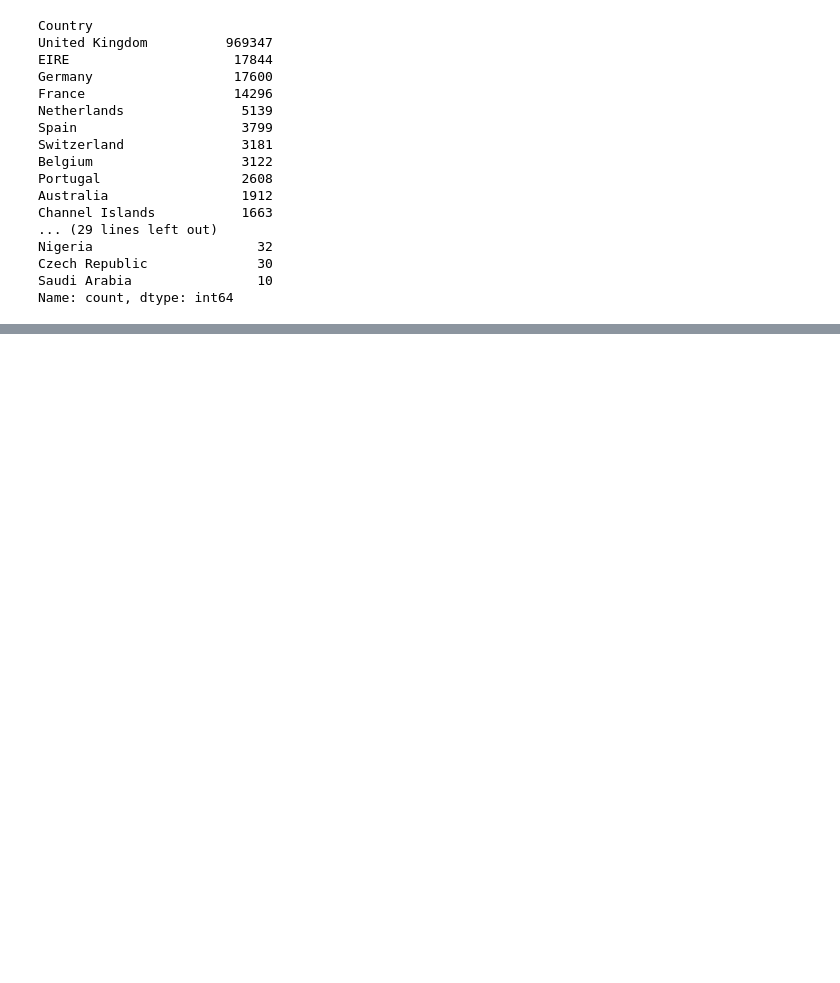
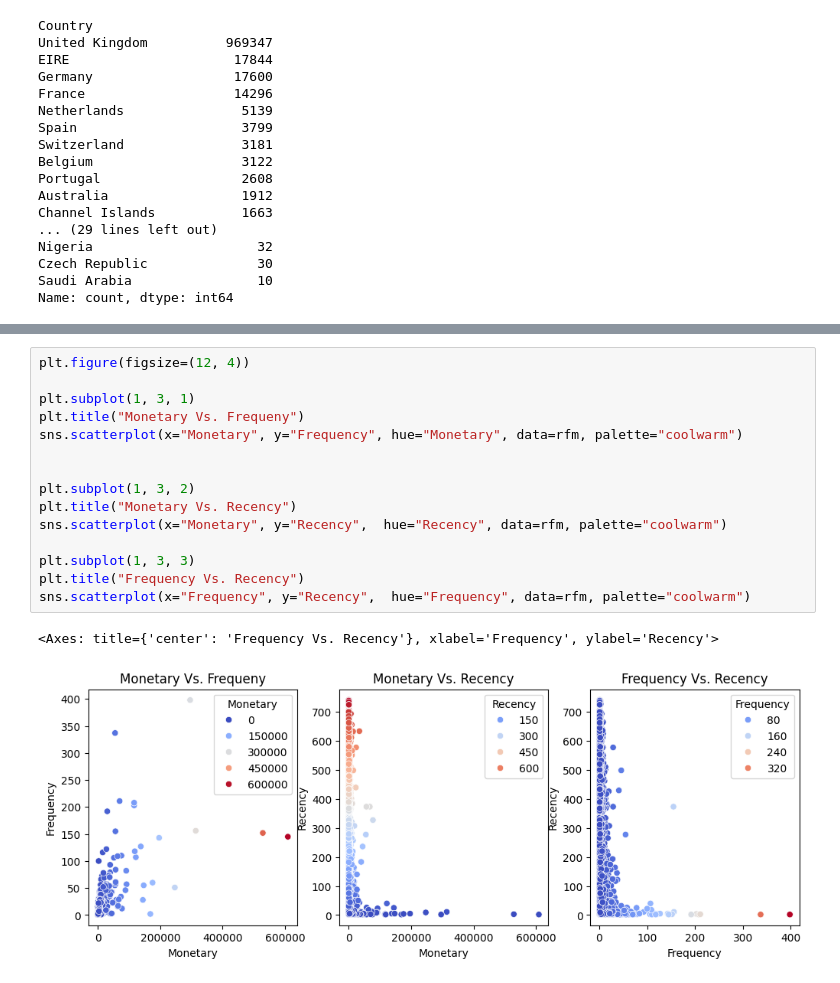
Before and after one commit to jonamadk/Customer-RFM-Analysis, a Jupyter notebook: analysis.ipynb, the cells around one changed output, grey strips where cells are left out. Cells and saved outputs as stored; diff of their text form; blank space fills up the shorter version.

```diff
--- a/analysis.ipynb
+++ b/analysis.ipynb
@@ -131,0 +360,18 @@ Name: count, dtype: int64
+# %%
+plt.figure(figsize=(12, 4))
+
+plt.subplot(1, 3, 1)
+plt.title("Monetary Vs. Frequeny")
+sns.scatterplot(x="Monetary", y="Frequency", hue="Monetary", data=rfm, palette="coolwarm")
+
+
+plt.subplot(1, 3, 2)
+plt.title("Monetary Vs. Recency")
+sns.scatterplot(x="Monetary", y="Recency",  hue="Recency", data=rfm, palette="coolwarm")
+
+plt.subplot(1, 3, 3)
+plt.title("Frequency Vs. Recency")
+sns.scatterplot(x="Frequency", y="Recency",  hue="Frequency", data=rfm, palette="coolwarm")
+# %% [output]
+<Axes: title={'center': 'Frequency Vs. Recency'}, xlabel='Frequency', ylabel='Recency'>
+[figure, added]
```
Also changed, not shown: parts of 62 cells of this notebook.
